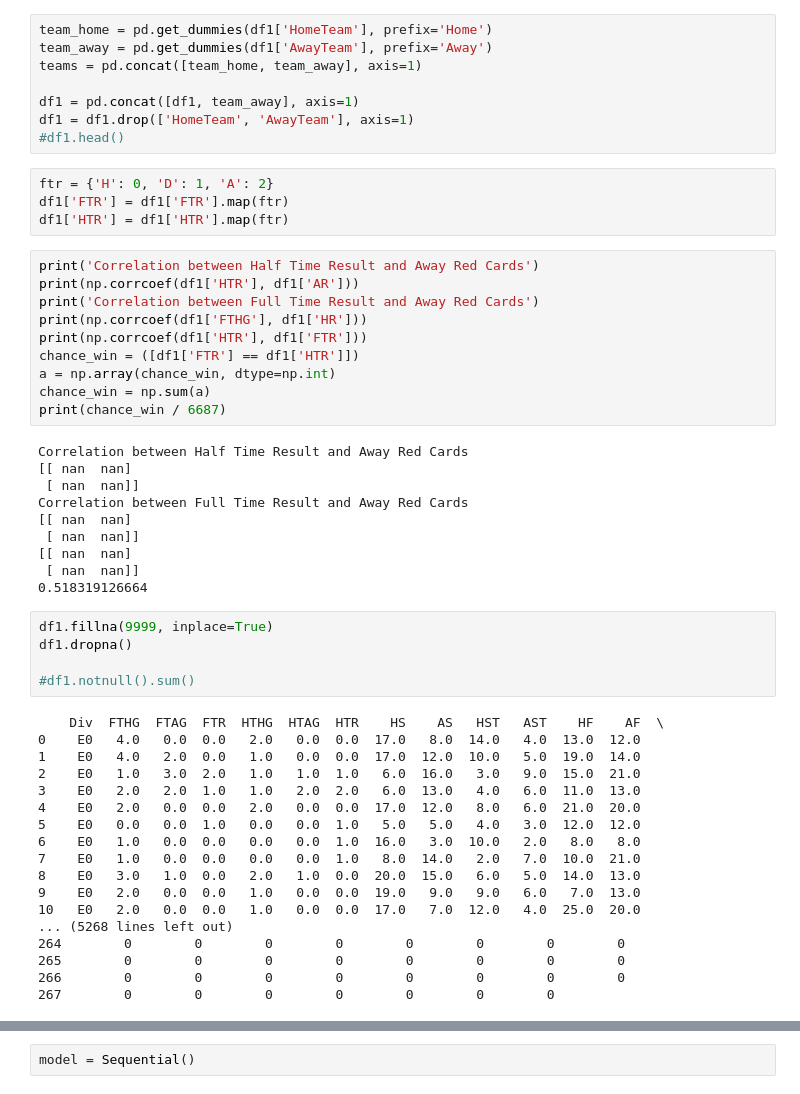
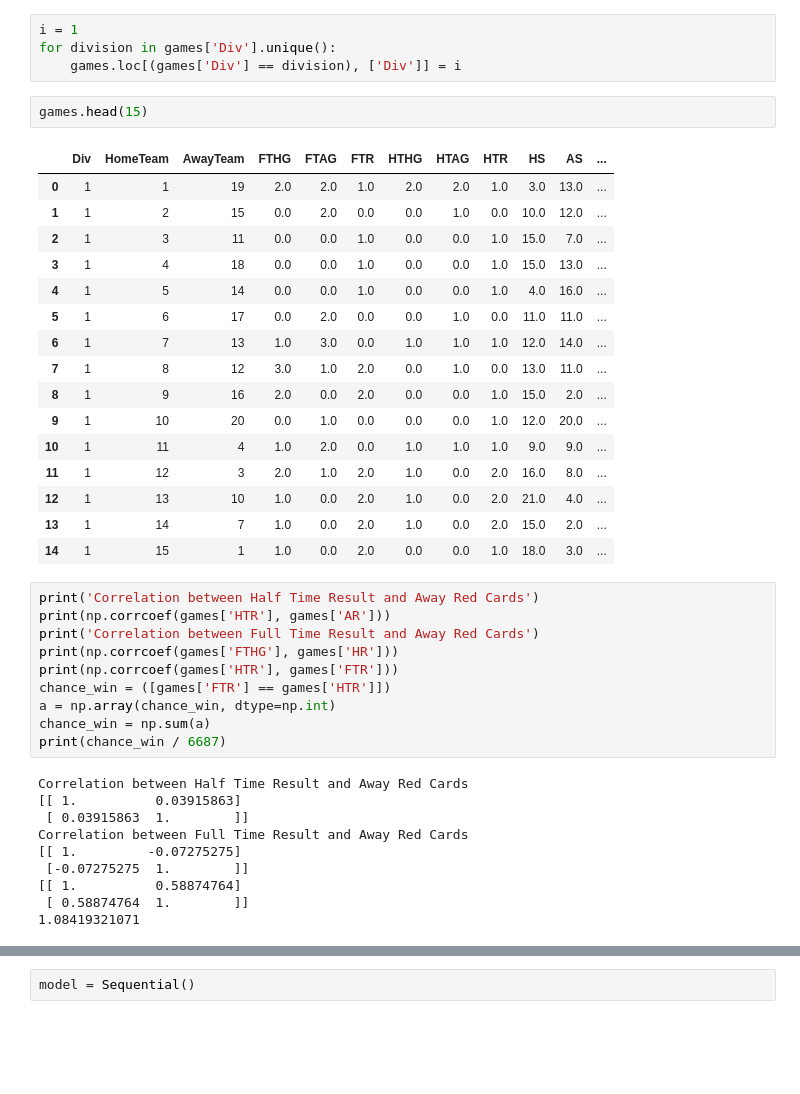
Before and after one commit to pars3c/soccer_bets, a Jupyter notebook: Soccer.ipynb, the cells around one changed output, grey strips where cells are left out. Drawn from its saved outputs; the diff is of its cells as text; blank space fills up the shorter version.

```diff
--- a/Soccer.ipynb
+++ b/Soccer.ipynb
@@ -128,56 +147,44 @@ AttributeError: ("'float' object has no attribute 'shape'", 'occurred at index h
-# %%
-team_home = pd.get_dummies(df1['HomeTeam'], prefix='Home')
-team_away = pd.get_dummies(df1['AwayTeam'], prefix='Away')
-teams = pd.concat([team_home, team_away], axis=1)
-
-df1 = pd.concat([df1, team_away], axis=1)
-df1 = df1.drop(['HomeTeam', 'AwayTeam'], axis=1)
-#df1.head()
-# %%
-ftr = {'H': 0, 'D': 1, 'A': 2}
-df1['FTR'] = df1['FTR'].map(ftr)
-df1['HTR'] = df1['HTR'].map(ftr)
+# %%
+i = 1
+for division in games['Div'].unique():
+    games.loc[(games['Div'] == division), ['Div']] = i
+# %%
+games.head(15)
+# %% [output]
+|  | Div | HomeTeam | AwayTeam | FTHG | FTAG | FTR | HTHG | HTAG | HTR | HS | AS | ... |
+| 0 | 1 | 1 | 19 | 2.0 | 2.0 | 1.0 | 2.0 | 2.0 | 1.0 | 3.0 | 13.0 | ... |
+| 1 | 1 | 2 | 15 | 0.0 | 2.0 | 0.0 | 0.0 | 1.0 | 0.0 | 10.0 | 12.0 | ... |
+| 2 | 1 | 3 | 11 | 0.0 | 0.0 | 1.0 | 0.0 | 0.0 | 1.0 | 15.0 | 7.0 | ... |
+| 3 | 1 | 4 | 18 | 0.0 | 0.0 | 1.0 | 0.0 | 0.0 | 1.0 | 15.0 | 13.0 | ... |
+| 4 | 1 | 5 | 14 | 0.0 | 0.0 | 1.0 | 0.0 | 0.0 | 1.0 | 4.0 | 16.0 | ... |
+| 5 | 1 | 6 | 17 | 0.0 | 2.0 | 0.0 | 0.0 | 1.0 | 0.0 | 11.0 | 11.0 | ... |
+| 6 | 1 | 7 | 13 | 1.0 | 3.0 | 0.0 | 1.0 | 1.0 | 1.0 | 12.0 | 14.0 | ... |
+| 7 | 1 | 8 | 12 | 3.0 | 1.0 | 2.0 | 0.0 | 1.0 | 0.0 | 13.0 | 11.0 | ... |
+| 8 | 1 | 9 | 16 | 2.0 | 0.0 | 2.0 | 0.0 | 0.0 | 1.0 | 15.0 | 2.0 | ... |
+| 9 | 1 | 10 | 20 | 0.0 | 1.0 | 0.0 | 0.0 | 0.0 | 1.0 | 12.0 | 20.0 | ... |
+| 10 | 1 | 11 | 4 | 1.0 | 2.0 | 0.0 | 1.0 | 1.0 | 1.0 | 9.0 | 9.0 | ... |
+| 11 | 1 | 12 | 3 | 2.0 | 1.0 | 2.0 | 1.0 | 0.0 | 2.0 | 16.0 | 8.0 | ... |
+| 12 | 1 | 13 | 10 | 1.0 | 0.0 | 2.0 | 1.0 | 0.0 | 2.0 | 21.0 | 4.0 | ... |
+| 13 | 1 | 14 | 7 | 1.0 | 0.0 | 2.0 | 1.0 | 0.0 | 2.0 | 15.0 | 2.0 | ... |
+| 14 | 1 | 15 | 1 | 1.0 | 0.0 | 2.0 | 0.0 | 0.0 | 1.0 | 18.0 | 3.0 | ... |
 # %%
 print('Correlation between Half Time Result and Away Red Cards')
-print(np.corrcoef(df1['HTR'], df1['AR']))
+print(np.corrcoef(games['HTR'], games['AR']))
 print('Correlation between Full Time Result and Away Red Cards')
-print(np.corrcoef(df1['FTHG'], df1['HR']))
-print(np.corrcoef(df1['HTR'], df1['FTR']))
-chance_win = ([df1['FTR'] == df1['HTR']])
+print(np.corrcoef(games['FTHG'], games['HR']))
+print(np.corrcoef(games['HTR'], games['FTR']))
+chance_win = ([games['FTR'] == games['HTR']])
 a = np.array(chance_win, dtype=np.int)
 chance_win = np.sum(a)
 print(chance_win / 6687)
 # %% [output]
 Correlation between Half Time Result and Away Red Cards
-[[ nan  nan]
- [ nan  nan]]
+[[ 1.          0.03915863]
+ [ 0.03915863  1.        ]]
 Correlation between Full Time Result and Away Red Cards
-[[ nan  nan]
- [ nan  nan]]
-[[ nan  nan]
- [ nan  nan]]
-0.518319126664
+[[ 1.         -0.07275275]
+ [-0.07275275  1.        ]]
+[[ 1.          0.58874764]
+ [ 0.58874764  1.        ]]
+1.08419321071
-# %%
-df1.fillna(9999, inplace=True)
-df1.dropna()
-
-#df1.notnull().sum()
-# %% [output]
-    Div  FTHG  FTAG  FTR  HTHG  HTAG  HTR    HS    AS   HST   AST    HF    AF  \
-0    E0   4.0   0.0  0.0   2.0   0.0  0.0  17.0   8.0  14.0   4.0  13.0  12.0
-1    E0   4.0   2.0  0.0   1.0   0.0  0.0  17.0  12.0  10.0   5.0  19.0  14.0
-2    E0   1.0   3.0  2.0   1.0   1.0  1.0   6.0  16.0   3.0   9.0  15.0  21.0
-3    E0   2.0   2.0  1.0   1.0   2.0  2.0   6.0  13.0   4.0   6.0  11.0  13.0
-4    E0   2.0   0.0  0.0   2.0   0.0  0.0  17.0  12.0   8.0   6.0  21.0  20.0
-5    E0   0.0   0.0  1.0   0.0   0.0  1.0   5.0   5.0   4.0   3.0  12.0  12.0
-6    E0   1.0   0.0  0.0   0.0   0.0  1.0  16.0   3.0  10.0   2.0   8.0   8.0
-7    E0   1.0   0.0  0.0   0.0   0.0  1.0   8.0  14.0   2.0   7.0  10.0  21.0
-8    E0   3.0   1.0  0.0   2.0   1.0  0.0  20.0  15.0   6.0   5.0  14.0  13.0
-9    E0   2.0   0.0  0.0   1.0   0.0  0.0  19.0   9.0   9.0   6.0   7.0  13.0
-10   E0   2.0   0.0  0.0   1.0   0.0  0.0  17.0   7.0  12.0   4.0  25.0  20.0
-... (5268 lines left out)
-264        0        0        0        0        0        0        0        0
-265        0        0        0        0        0        0        0        0
-266        0        0        0        0        0        0        0        0
-267        0        0        0        0        0        0        0
 # %%
```
Also changed, not shown: parts of 12 cells of this notebook, 15 other files.
